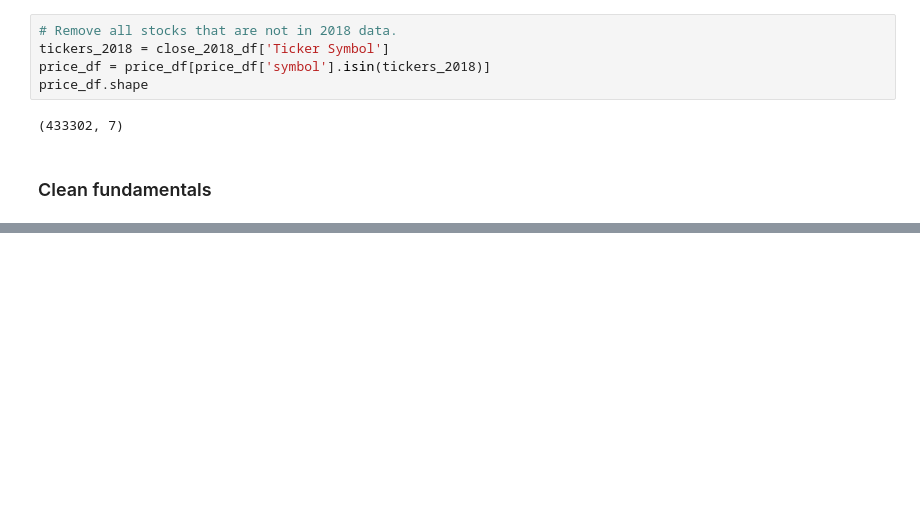
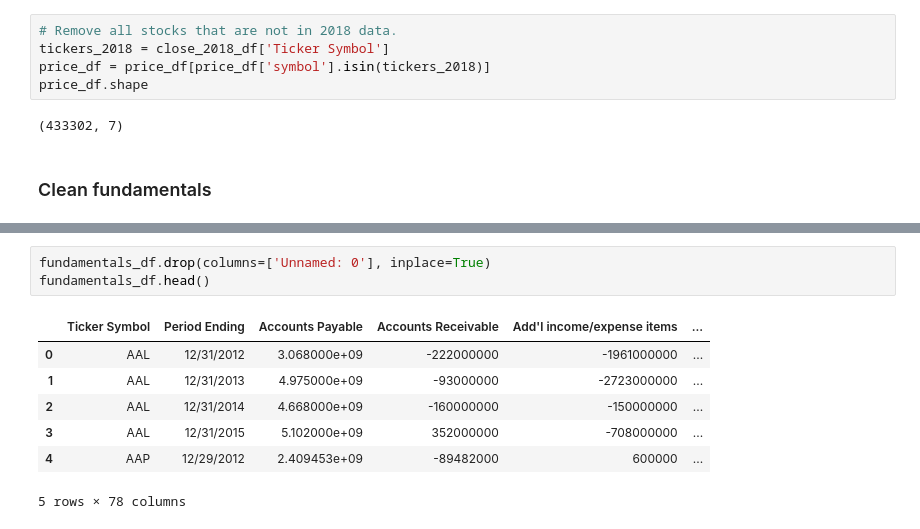
Before and after one commit to griffinschwab/NYSE-ML-Project, a Jupyter notebook: clean-and-wrangle-data.ipynb, the cells around one changed output, grey strips where cells are left out. Drawn from its saved outputs; the diff is of its cells as text; blank space fills up the shorter version.

```diff
--- a/clean-and-wrangle-data.ipynb
+++ b/clean-and-wrangle-data.ipynb
@@ -132,0 +168,11 @@ price_df.shape
+# %%
+fundamentals_df.drop(columns=['Unnamed: 0'], inplace=True)
+fundamentals_df.head()
+# %% [output]
+|  | Ticker Symbol | Period Ending | Accounts Payable | Accounts Receivable | Add'l income/expense items | ... |
+| 0 | AAL | 12/31/2012 | 3.068000e+09 | -222000000 | -1961000000 | ... |
+| 1 | AAL | 12/31/2013 | 4.975000e+09 | -93000000 | -2723000000 | ... |
+| 2 | AAL | 12/31/2014 | 4.668000e+09 | -160000000 | -150000000 | ... |
+| 3 | AAL | 12/31/2015 | 5.102000e+09 | 352000000 | -708000000 | ... |
+| 4 | AAP | 12/29/2012 | 2.409453e+09 | -89482000 | 600000 | ... |
+5 rows × 78 columns
```
Also changed, not shown: parts of 7 cells of this notebook, 1 other file.
